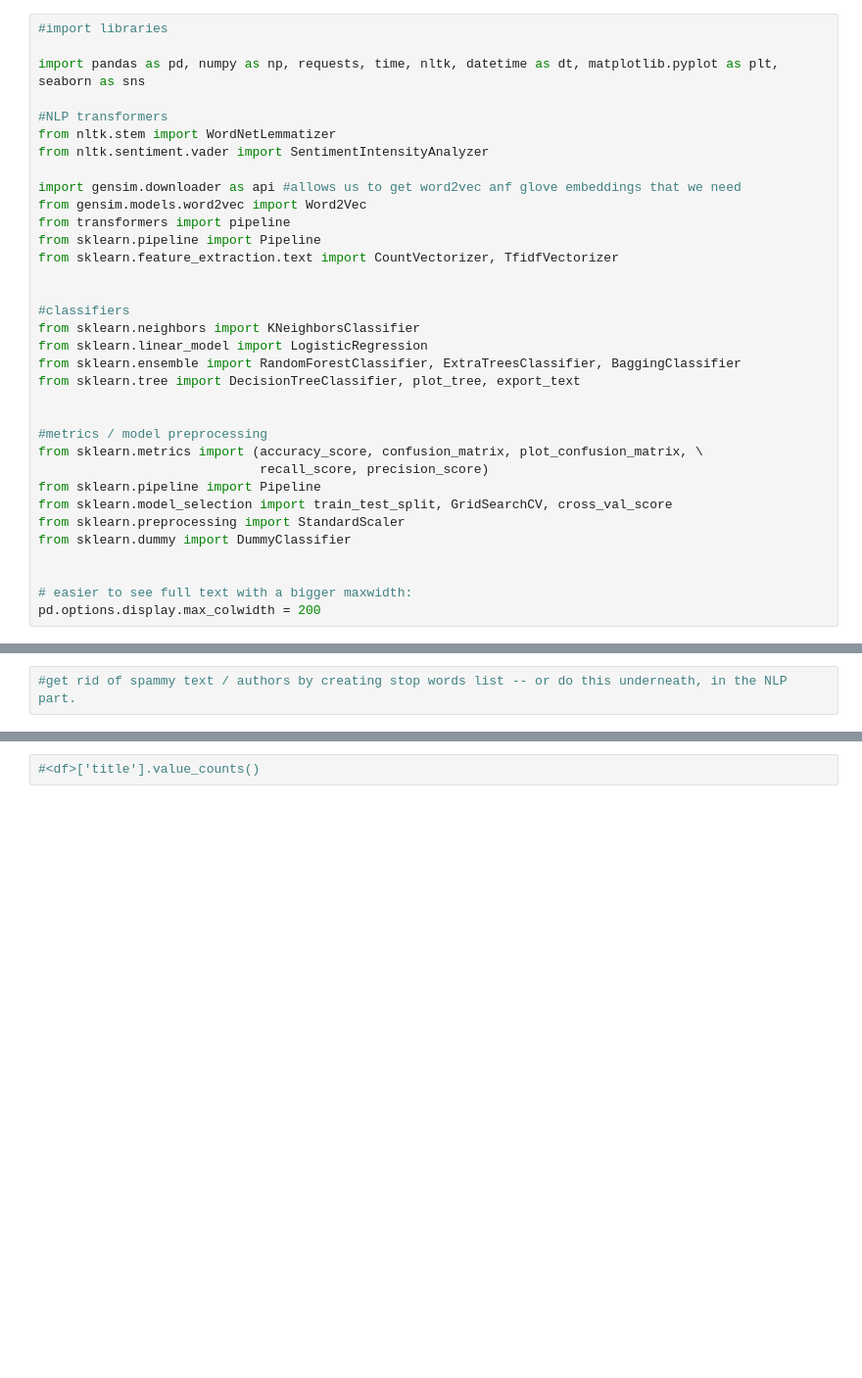
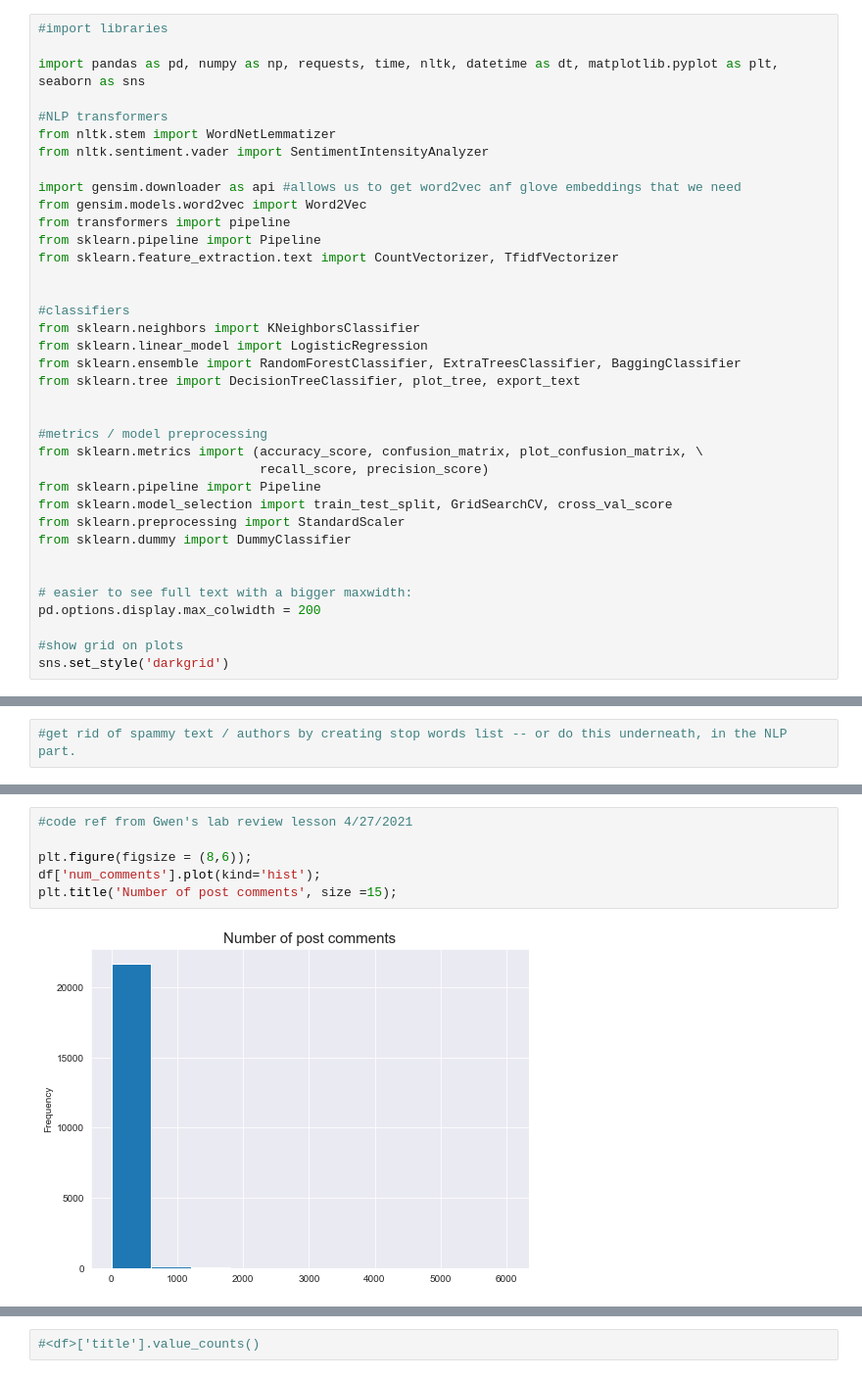
Before and after one commit to cotica/reddit_classifier, a Jupyter notebook: code/Project-3-Scraping-Subreddits-EDA.ipynb, the cells around one changed output, grey strips where cells are left out. Shown at 98% size. Drawn from its saved outputs; the diff is of its cells as text; blank space fills up the shorter version.

Commit message:
analyze volume of comments

```diff
--- a/code/Project-3-Scraping-Subreddits-EDA.ipynb
+++ b/code/Project-3-Scraping-Subreddits-EDA.ipynb
@@ -40,6 +40,9 @@ from sklearn.dummy import DummyClassifier
 
 # easier to see full text with a bigger maxwidth:
 pd.options.display.max_colwidth = 200
+
+#show grid on plots
+sns.set_style('darkgrid')
 # %%
 #pip install python-Levenshtein
 #this is for the gensim.similarities.levenshtein submodule
@@ -315,2 +340,10 @@ NameError: name 'plt' is not defined
+# %%
+#code ref from Gwen's lab review lesson 4/27/2021
+
+plt.figure(figsize = (8,6));
+df['num_comments'].plot(kind='hist');
+plt.title('Number of post comments', size =15);
+# %% [output]
+[figure, added]
 # %%
 #check for post density
```
Also changed, not shown: parts of 16 cells of this notebook.
